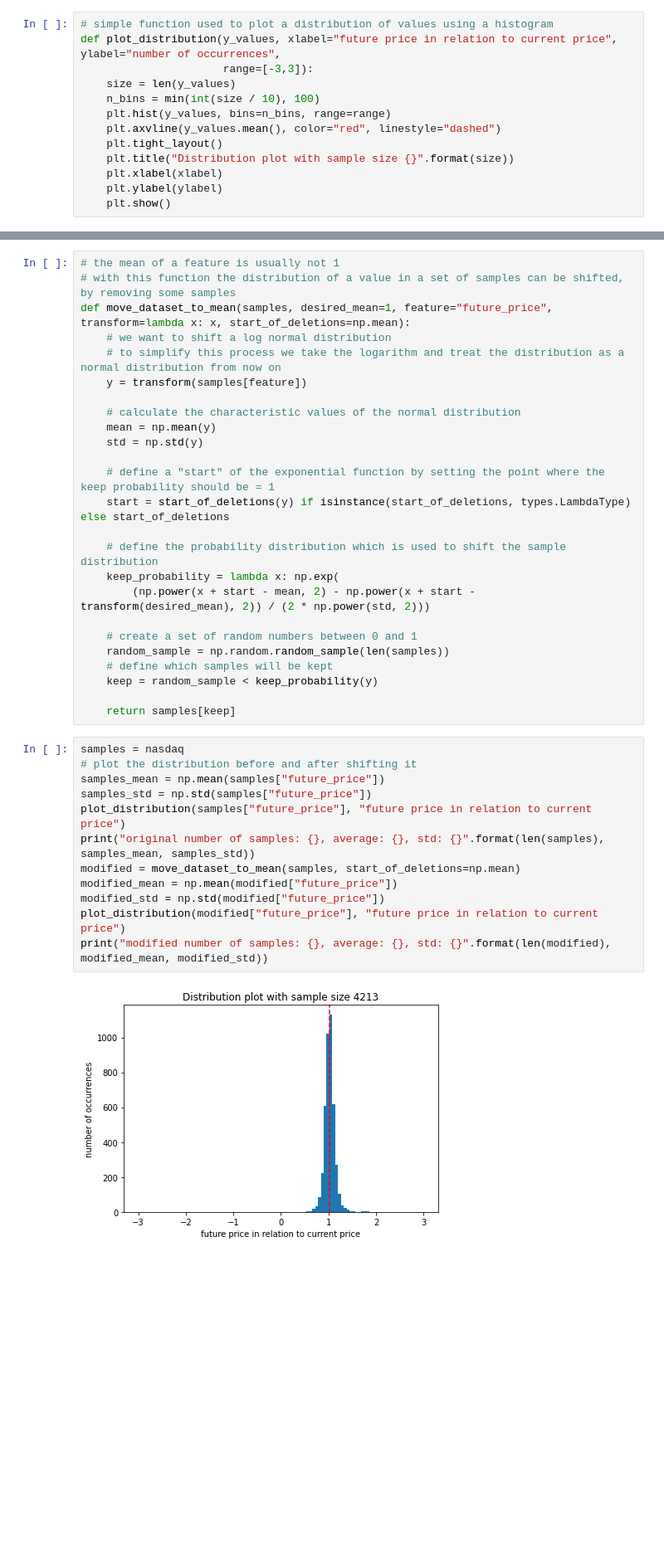
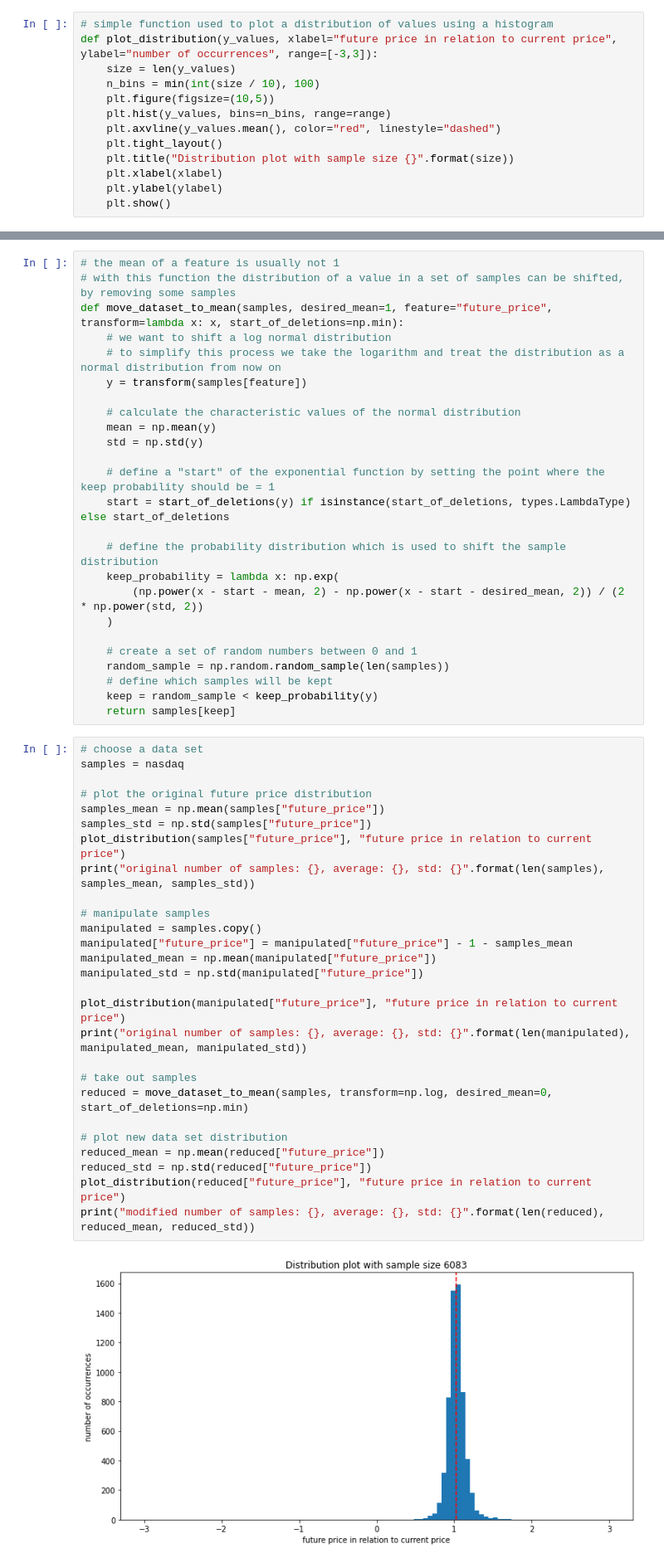
Before and after one commit to tobsel7/price-indicators, a Jupyter notebook: analysis/statistics/data_set_modifications.ipynb, the cells around one changed output, grey strips where cells are left out. Shown at 83% size. Cells and saved outputs as stored; diff of their text form; blank space fills up the shorter version.

Commit message:
fix for error in data set modifier. more plots.

```diff
--- a/analysis/statistics/data_set_modifications.ipynb
+++ b/analysis/statistics/data_set_modifications.ipynb
@@ -18,9 +19,9 @@ nasdaq = load_data_set("nasdaq100_10spy_30shift_normalized")
 # %%
 # simple function used to plot a distribution of values using a histogram
-def plot_distribution(y_values, xlabel="future price in relation to current price", ylabel="number of occurrences",
-                      range=[-3,3]):
+def plot_distribution(y_values, xlabel="future price in relation to current price", ylabel="number of occurrences", range=[-3,3]):
     size = len(y_values)
     n_bins = min(int(size / 10), 100)
+    plt.figure(figsize=(10,5))
     plt.hist(y_values, bins=n_bins, range=range)
     plt.axvline(y_values.mean(), color="red", linestyle="dashed")
     plt.tight_layout()
@@ -60,7 +61,7 @@ shift_normal(1.2, 1)
 # %%
 # the mean of a feature is usually not 1
 # with this function the distribution of a value in a set of samples can be shifted, by removing some samples
-def move_dataset_to_mean(samples, desired_mean=1, feature="future_price", transform=lambda x: x, start_of_deletions=np.mean):
+def move_dataset_to_mean(samples, desired_mean=1, feature="future_price", transform=lambda x: x, start_of_deletions=np.min):
     # we want to shift a log normal distribution
     # to simplify this process we take the logarithm and treat the distribution as a normal distribution from now on
     y = transform(samples[feature])
@@ -74,25 +75,40 @@ def move_dataset_to_mean(samples, desired_mean=1, feature="future_price", transf
 
     # define the probability distribution which is used to shift the sample distribution
     keep_probability = lambda x: np.exp(
-        (np.power(x + start - mean, 2) - np.power(x + start - transform(desired_mean), 2)) / (2 * np.power(std, 2)))
+        (np.power(x - start - mean, 2) - np.power(x - start - desired_mean, 2)) / (2 * np.power(std, 2))
+    )
 
     # create a set of random numbers between 0 and 1
     random_sample = np.random.random_sample(len(samples))
     # define which samples will be kept
     keep = random_sample < keep_probability(y)
-
     return samples[keep]
 # %%
+# choose a data set
 samples = nasdaq
-# plot the distribution before and after shifting it
+
+# plot the original future price distribution
 samples_mean = np.mean(samples["future_price"])
 samples_std = np.std(samples["future_price"])
 plot_distribution(samples["future_price"], "future price in relation to current price")
 print("original number of samples: {}, average: {}, std: {}".format(len(samples), samples_mean, samples_std))
-modified = move_dataset_to_mean(samples, start_of_deletions=np.mean)
-modified_mean = np.mean(modified["future_price"])
-modified_std = np.std(modified["future_price"])
-plot_distribution(modified["future_price"], "future price in relation to current price")
-print("modified number of samples: {}, average: {}, std: {}".format(len(modified), modified_mean, modified_std))
+
+# manipulate samples
+manipulated = samples.copy()
+manipulated["future_price"] = manipulated["future_price"] - 1 - samples_mean
+manipulated_mean = np.mean(manipulated["future_price"])
+manipulated_std = np.std(manipulated["future_price"])
+
+plot_distribution(manipulated["future_price"], "future price in relation to current price")
+print("original number of samples: {}, average: {}, std: {}".format(len(manipulated), manipulated_mean, manipulated_std))
+
+# take out samples
+reduced = move_dataset_to_mean(samples, transform=np.log, desired_mean=0, start_of_deletions=np.min)
+
+# plot new data set distribution
+reduced_mean = np.mean(reduced["future_price"])
+reduced_std = np.std(reduced["future_price"])
+plot_distribution(reduced["future_price"], "future price in relation to current price")
+print("modified number of samples: {}, average: {}, std: {}".format(len(reduced), reduced_mean, reduced_std))
 # %% [output]
-[figure, old version]
+[figure, new version]
```
Also changed, not shown: parts of 4 cells of this notebook, 13 other files.
